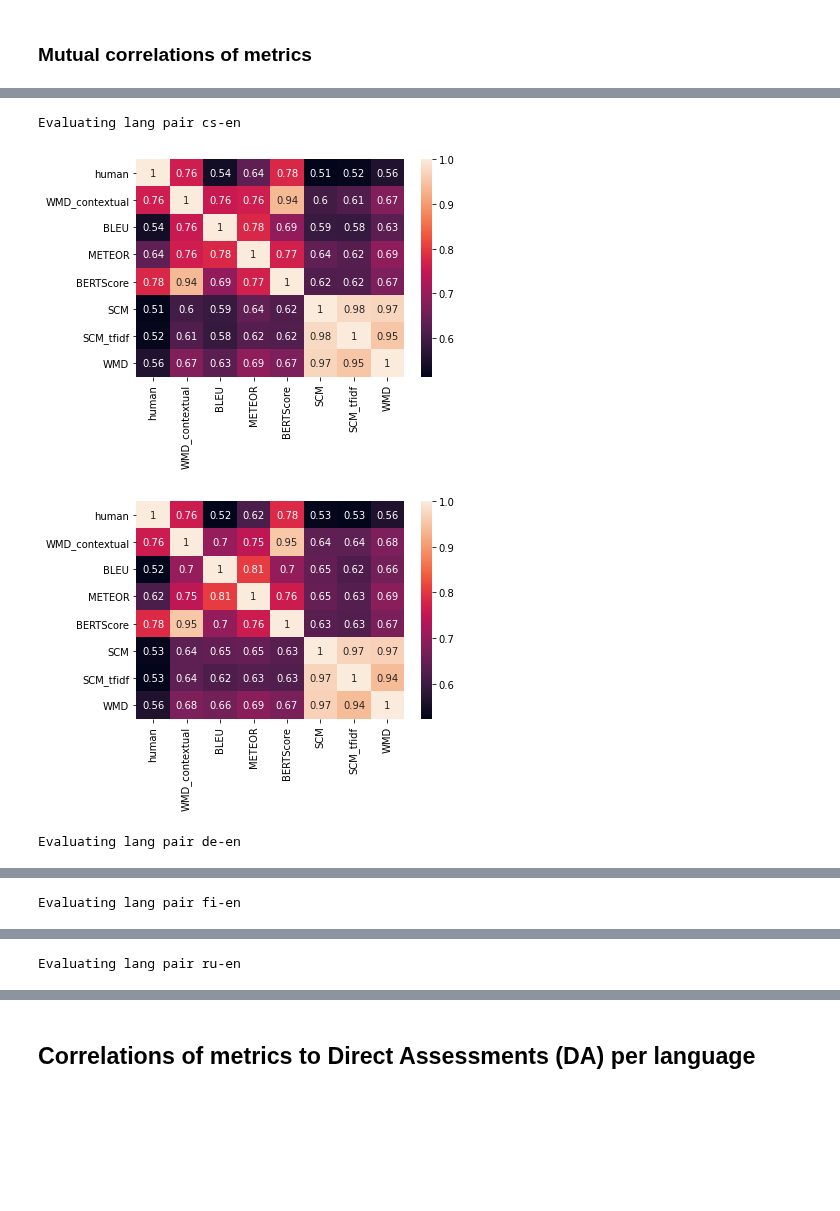
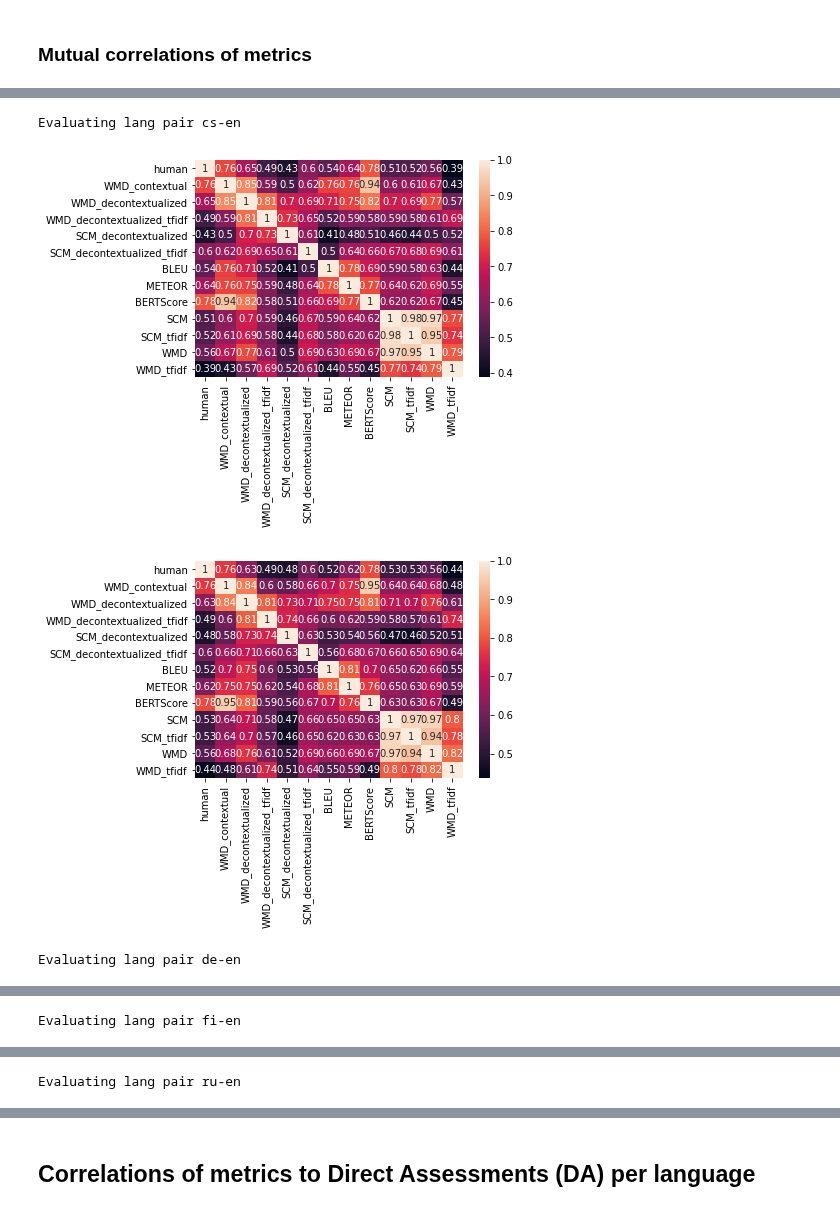
Before and after one commit to MIR-MU/regemt, a Jupyter notebook: correlations_wmd15.ipynb, the cells around one changed output, grey strips where cells are left out. Drawn from its saved outputs; the diff is of its cells as text; code cells hidden in the pictures; blank space fills up the shorter version.

Commit message:
Add DecontextualizedWMD and WMD results to notebooks

```diff
--- a/correlations_wmd15.ipynb
+++ b/correlations_wmd15.ipynb
@@ -24,12 +24,17 @@ if not (Path('embeddings')/'cc.en.300.bin').exists():
 metrics = [
     ContextualWMD(tgt_lang="en"),
     # ContextualSCM(tgt_lang="en"),
+    DecontextualizedWMD(tgt_lang="en", use_tfidf=False),
+    DecontextualizedWMD(tgt_lang="en", use_tfidf=True),
+    DecontextualizedSCM(tgt_lang="en", use_tfidf=False),
+    DecontextualizedSCM(tgt_lang="en", use_tfidf=True),
     BLEU(),
     METEOR(),
     BERTScore(tgt_lang="en"),
     SCM(tgt_lang="en", use_tfidf=False),
     SCM(tgt_lang="en", use_tfidf=True),
-    WMD(tgt_lang="en"),
+    WMD(tgt_lang="en", use_tfidf=False),
+    WMD(tgt_lang="en", use_tfidf=True),
 ]
 
 correlations = {m.label: {} for m in metrics}
@@ -83,4 +85,4 @@ Some weights of the model checkpoint at roberta-large were not used when initial
 Evaluating lang pair cs-en
-[figure, old version]
+[figure, new version]
-[figure, old version]
+[figure, new version]
 Evaluating lang pair de-en
```
Also changed, not shown: parts of 4 cells of this notebook, 3 other files.
